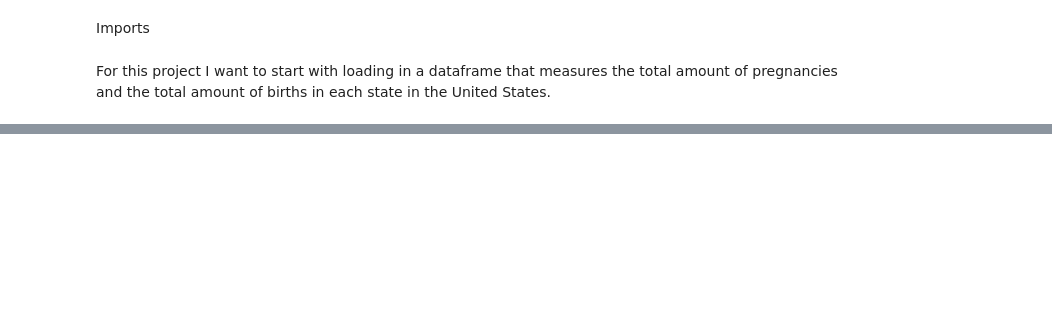
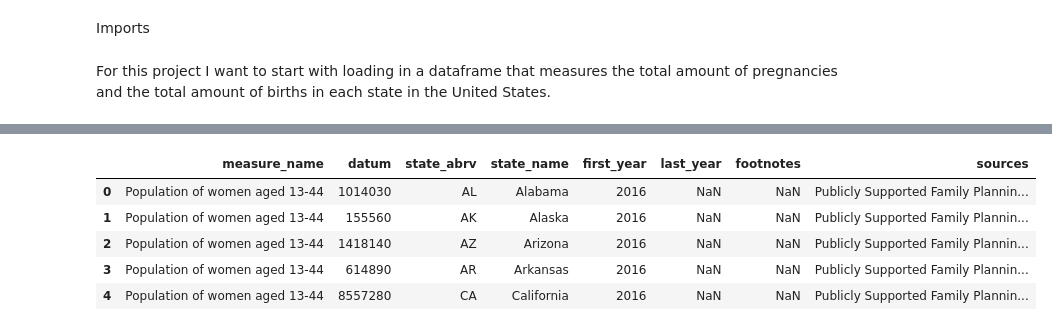
Before and after one commit to HaleyHynes/Pregnancy_US_Population_Data_Project, a Jupyter notebook: pregnancy_project.ipynb, the cells around one changed output, grey strips where cells are left out. Saved outputs shown, nothing was run; the diff lists cells and outputs as text; code cells hidden in the pictures; blank space fills up the shorter version.

```diff
--- a/pregnancy_project.ipynb
+++ b/pregnancy_project.ipynb
@@ -152,0 +179,11 @@ df1.head()
+# %%
+# 1. Renaming state_id column to state_abrv
+df_pop.rename(columns={'state_id':'state_abrv'}, inplace=True)
+df_pop.head()
+# %% [output]
+|  | measure_name | datum | state_abrv | state_name | first_year | last_year | footnotes | sources |
+| 0 | Population of women aged 13-44 | 1014030 | AL | Alabama | 2016 | NaN | NaN | Publicly Supported Family Plannin... |
+| 1 | Population of women aged 13-44 | 155560 | AK | Alaska | 2016 | NaN | NaN | Publicly Supported Family Plannin... |
+| 2 | Population of women aged 13-44 | 1418140 | AZ | Arizona | 2016 | NaN | NaN | Publicly Supported Family Plannin... |
+| 3 | Population of women aged 13-44 | 614890 | AR | Arkansas | 2016 | NaN | NaN | Publicly Supported Family Plannin... |
+| 4 | Population of women aged 13-44 | 8557280 | CA | California | 2016 | NaN | NaN | Publicly Supported Family Plannin... |
```
Also changed, not shown: parts of 43 cells of this notebook.
